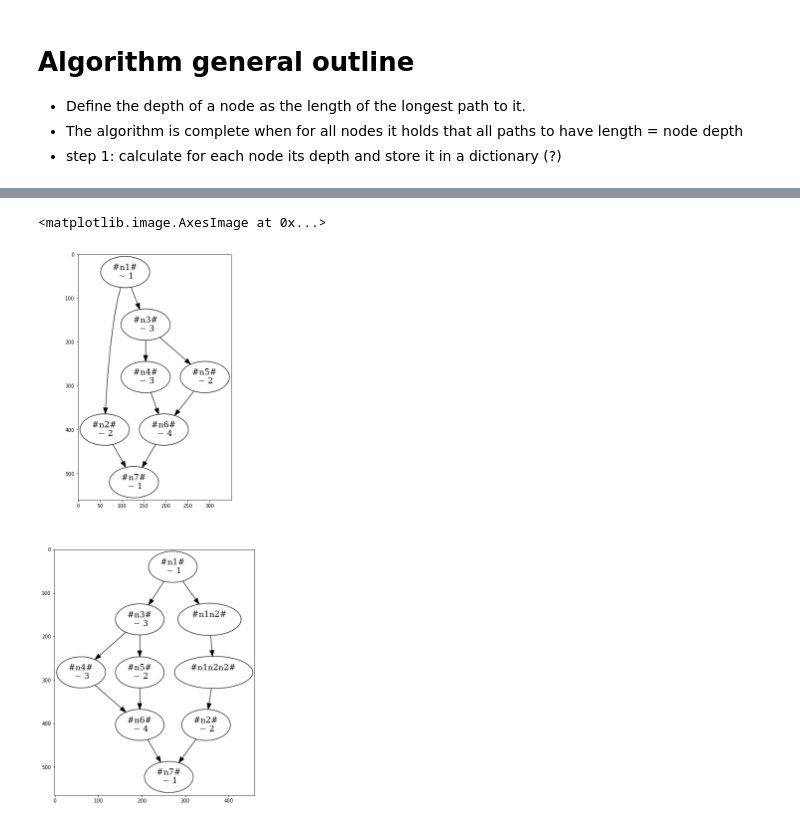
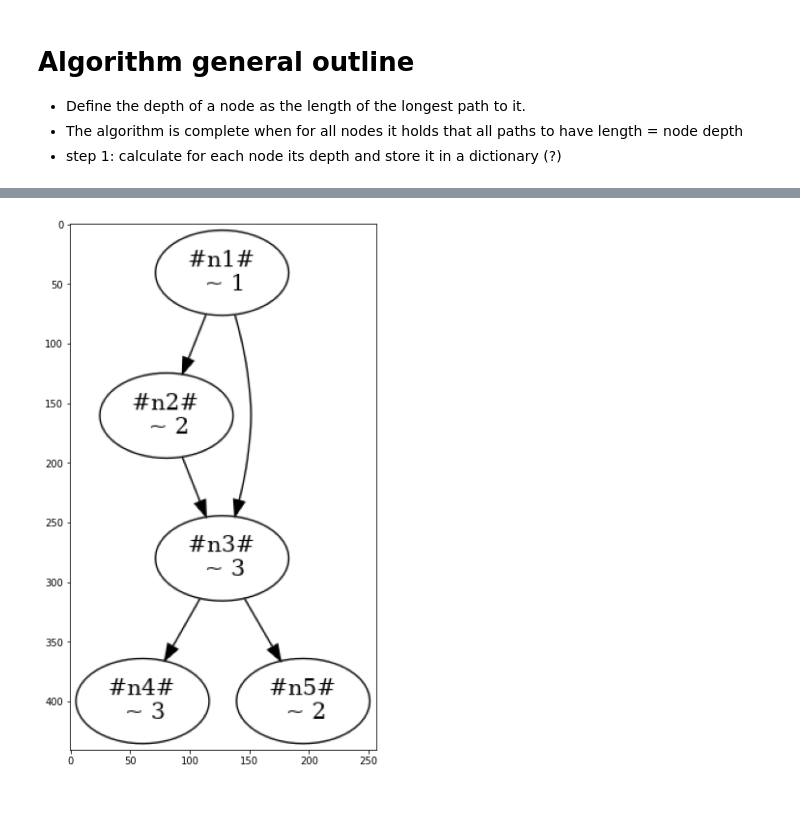
Before and after one commit to DBGilles/NemesisRetroWrite, a Jupyter notebook: retrowrite/rwtools/nemesis/archived_notebooks/insert_nodes_v2.ipynb, the cells around one changed output, grey strips where cells are left out. Saved outputs shown, nothing was run; the diff lists cells and outputs as text; code cells hidden in the pictures.

```diff
--- a/retrowrite/rwtools/nemesis/archived_notebooks/insert_nodes_v2.ipynb
+++ b/retrowrite/rwtools/nemesis/archived_notebooks/insert_nodes_v2.ipynb
@@ -117,54 +230,48 @@ axs[1].imshow(cfg.to_img())
 # %%
+%autoreload 2
+
 G = nx.DiGraph()
 n1 = AbstractNemesisNode([1], "n1")
 n2 = AbstractNemesisNode([2], "n2")
 n3 = AbstractNemesisNode([3], "n3")
 
 n4 = AbstractNemesisNode([3], "n4")
 n5 = AbstractNemesisNode([2], "n5")
 n6 = AbstractNemesisNode([1], "n6")
 n6 = AbstractNemesisNode([4], "n6")
 n7 = AbstractNemesisNode([1], "n7")
+n8 = AbstractNemesisNode([1], "n8")
 
 
 
 g_nodes = [n1, n2, n3, n4, n5]
 
-G.add_node(n1)
-G.add_node(n2)
-G.add_node(n3)
-G.add_node(n4)
-G.add_node(n5)
 
 G.add_edge(n1, n2)
+
 G.add_edge(n1, n3)
+
+G.add_edge(n2, n3)
+
 G.add_edge(n3, n4)
+
 G.add_edge(n3, n5)
-G.add_edge(n4, n6)
-G.add_edge(n5, n6)
-G.add_edge(n6, n7)
-G.add_edge(n2, n7)
 
-# G.add_edge(n4, n3)
-# G.add_edge(n2, n4)
-# G.add_edge(n2, n4)
-# G.add_edge(n2, n5)
+# G.add_edge(n4, n6)
+# G.add_edge(n5, n6)
 
-# G.add_edge(n3, n4)
-# G.add_edge(n3, n5)
-# G.add_edge(n4, n5)
+
+
 
 
 cfg = ControlFlowGraph(list(G.nodes), G)
-figs, axs = plt.subplots(2, figsize=(20, 20))
+figs, axs = plt.subplots(1, figsize=(10, 10))
+axs.imshow(cfg.to_img())
 
-axs[0].imshow(cfg.to_img())
+subgraph = cfg.subgraph(n1)
 
-cfg.insert_nodes()
-
-
-axs[1].imshow(cfg.to_img())
+# for node in nx.nodes(subgraph):
+#     print(node.id)
 # %% [output]
-<matplotlib.image.AxesImage at 0x...>
-[figure, old version]
+[figure, new version]
 # %%
```
Also changed, not shown: parts of 4 cells of this notebook, 3 other files.
